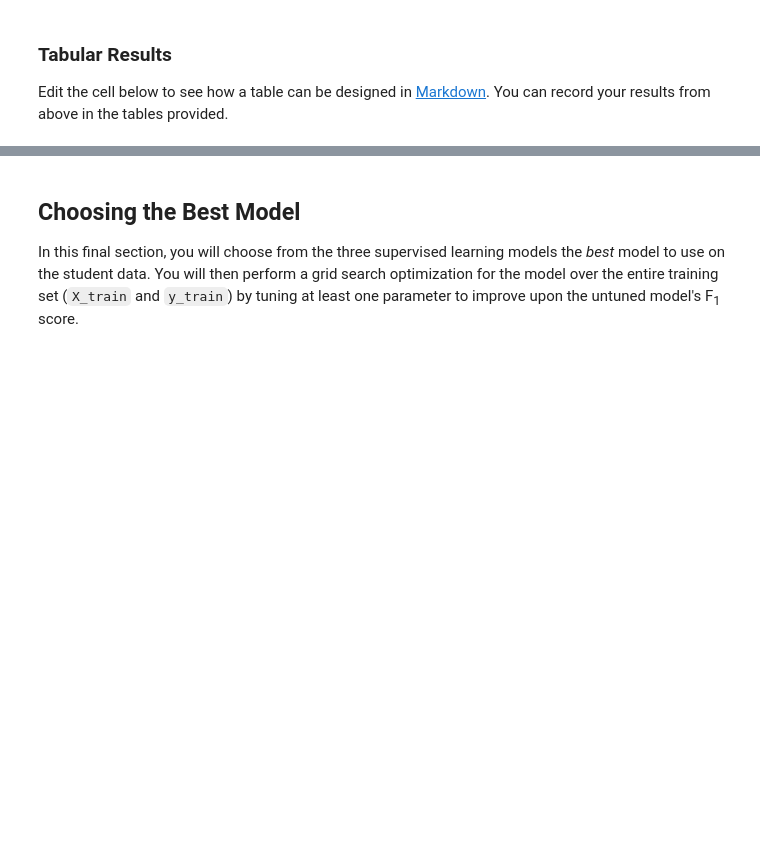
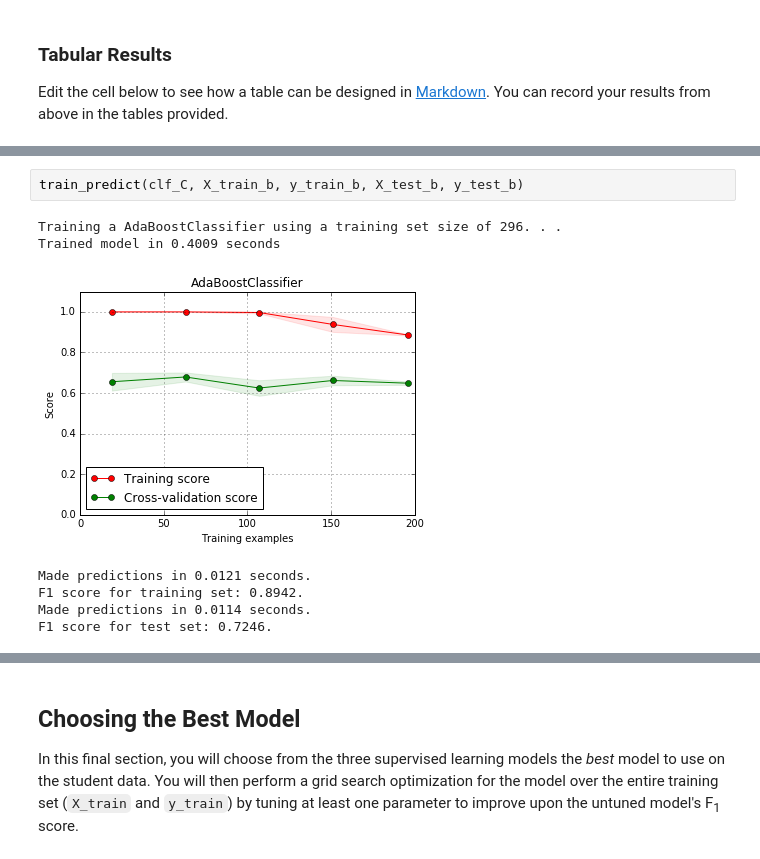
Before and after one commit to gr8h/Udacity_ML_Nanodegree, a Jupyter notebook: student_intervention/student_intervention.ipynb, the cells around one changed output, grey strips where cells are left out. Saved outputs shown, nothing was run; the diff lists cells and outputs as text; blank space fills up the shorter version.

```diff
--- a/student_intervention/student_intervention.ipynb
+++ b/student_intervention/student_intervention.ipynb
@@ -668,0 +738,10 @@ Edit the cell below to see how a table can be designed in [Markdown](https://git
+# %%
+train_predict(clf_C, X_train_b, y_train_b, X_test_b, y_test_b)
+# %% [output]
+Training a AdaBoostClassifier using a training set size of 296. . .
+Trained model in 0.4009 seconds
+[figure, added]
+Made predictions in 0.0121 seconds.
+F1 score for training set: 0.8942.
+Made predictions in 0.0114 seconds.
+F1 score for test set: 0.7246.
```
Also changed, not shown: parts of 22 cells of this notebook, 1 other file.
